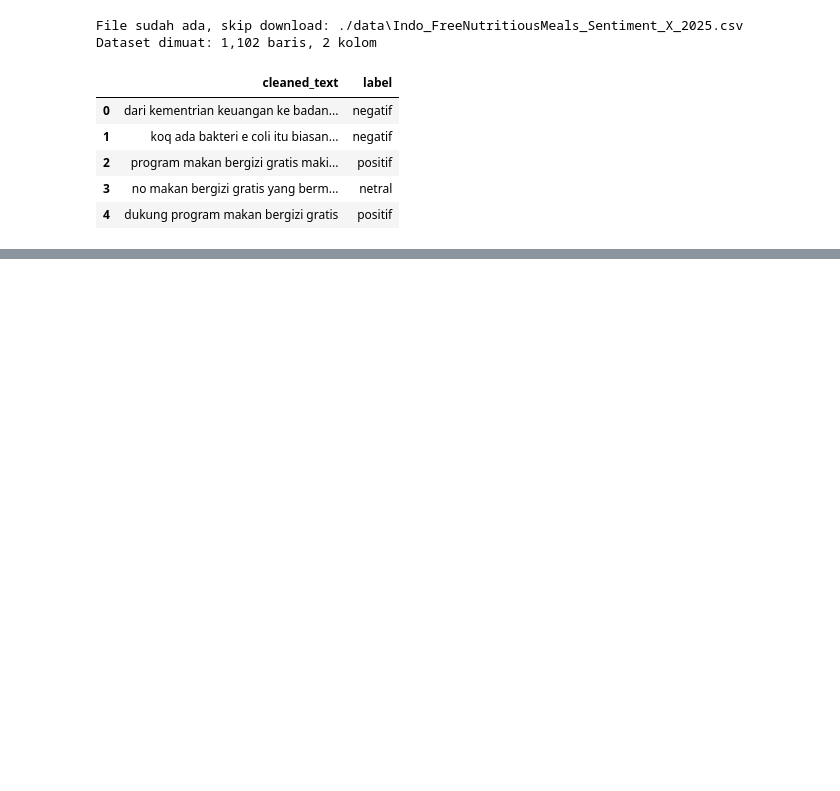
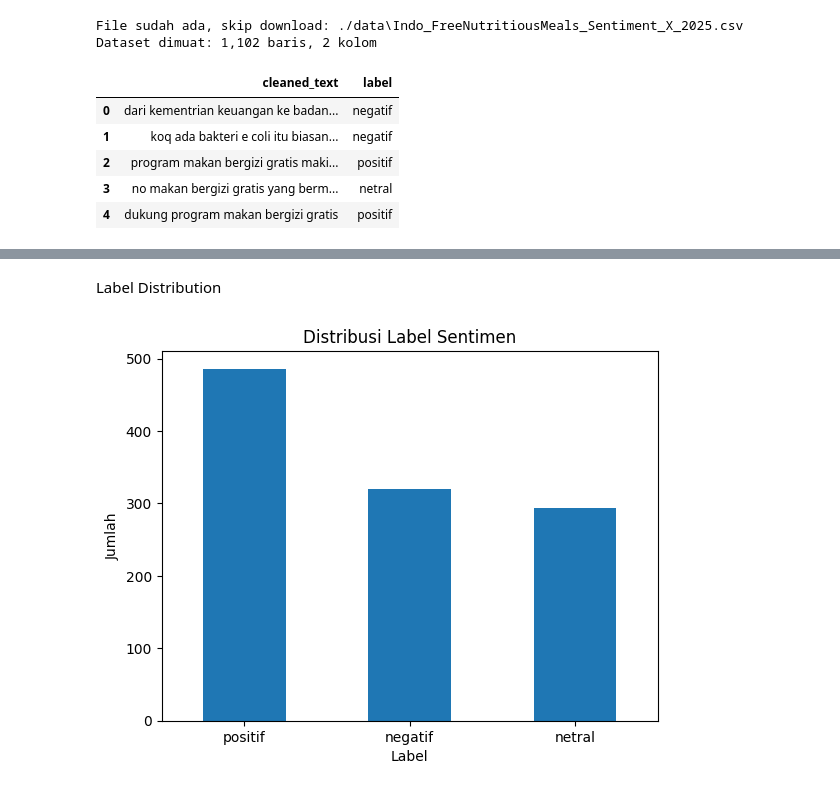
Before and after one commit to mfaruqi35/mbg-sentiment-analysis, a Jupyter notebook: mbg-sentiment-analysis.ipynb, the cells around one changed output, grey strips where cells are left out. Saved outputs shown, nothing was run; the diff lists cells and outputs as text; code cells hidden in the pictures; blank space fills up the shorter version.

```diff
--- a/mbg-sentiment-analysis.ipynb
+++ b/mbg-sentiment-analysis.ipynb
@@ -49,0 +91,14 @@ df.head().style.set_properties(**{'text-align': 'left'})
+# %% [markdown]
+Label Distribution
+# %%
+import matplotlib.pyplot as plt
+
+df['label'].value_counts().plot(kind='bar')
+
+plt.title("Distribusi Label Sentimen")
+plt.xlabel("Label")
+plt.xticks(rotation=0)
+plt.ylabel("Jumlah")
+plt.show()
+# %% [output]
+[figure, added]
```
Also changed, not shown: parts of 11 cells of this notebook.
